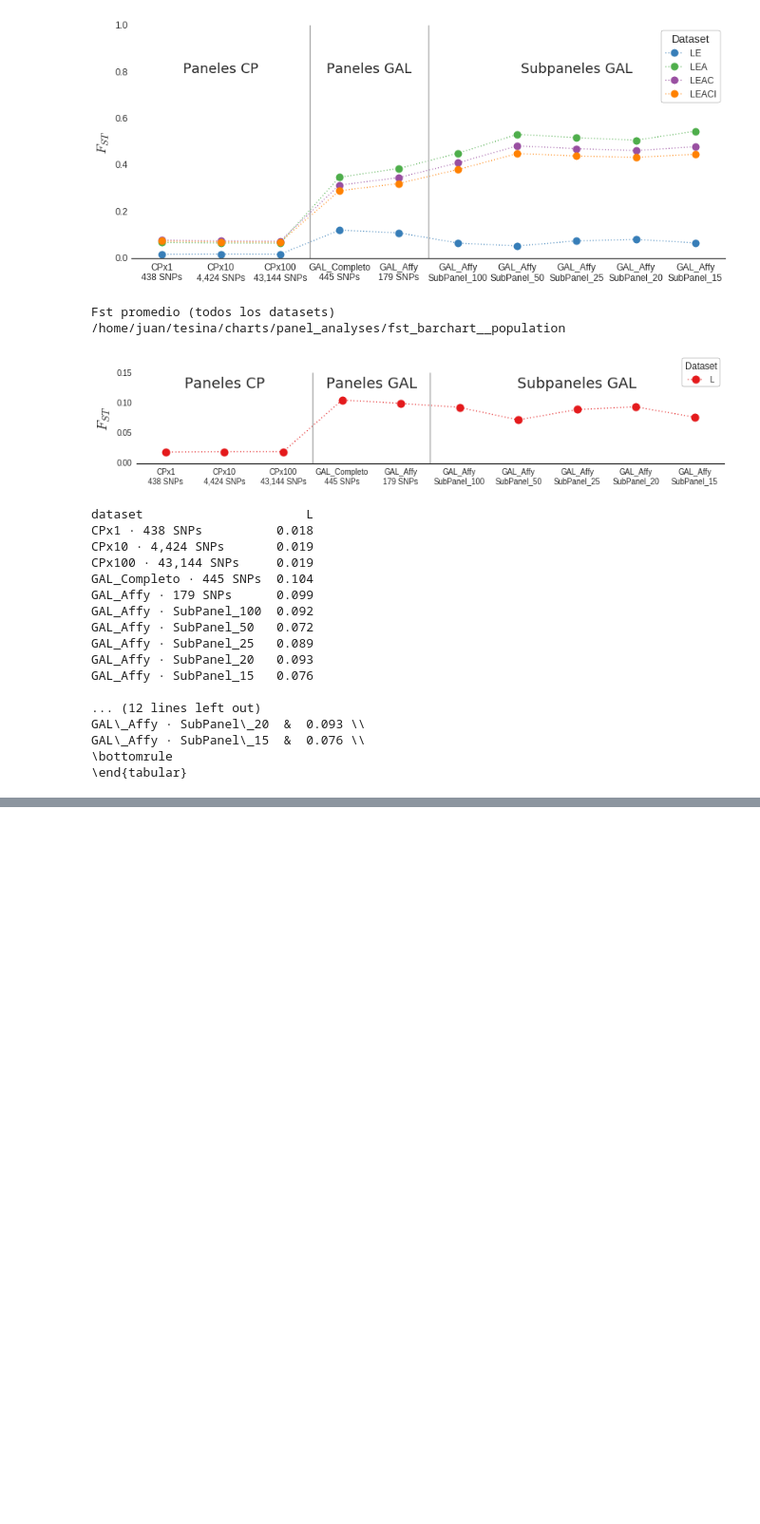
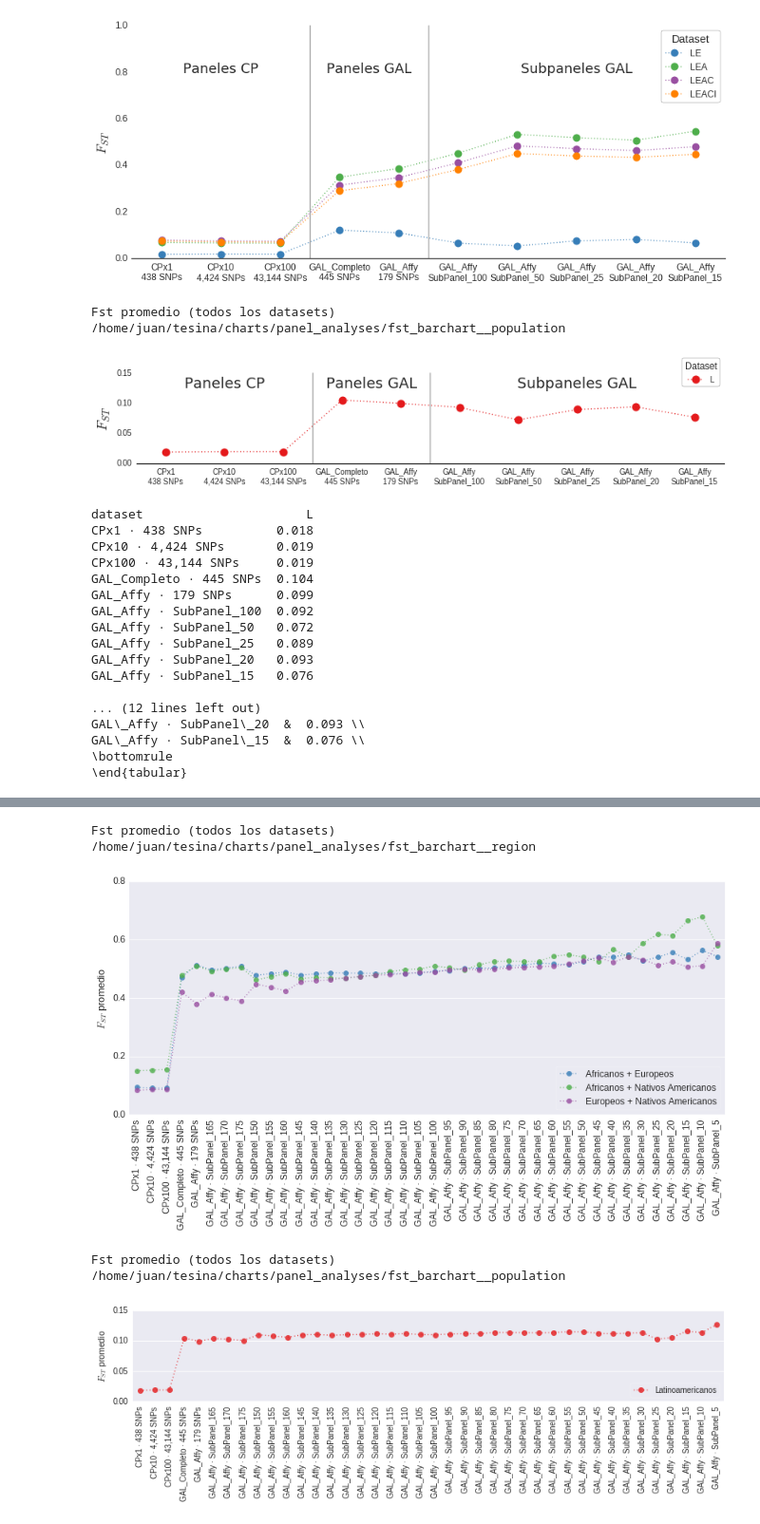
Before and after one commit to jmberros/ancestrator, a Jupyter notebook: tesina__Fst_recalc.ipynb, the cells around one changed output, grey strips where cells are left out. Shown at 95% size. Cells and saved outputs as stored; diff of their text form; code cells hidden in the pictures; blank space fills up the shorter version.

Commit message:
Fst recalculations with new balanced subpanels

```diff
--- a/tesina__Fst_recalc.ipynb
+++ b/tesina__Fst_recalc.ipynb
@@ -163,0 +235,78 @@ GAL\_Affy · SubPanel\_15  &  0.076 \\
+# %%
+import numpy as np
+from os.path import expanduser, join
+
+
+fdir = expanduser("~/tesina/charts/panel_analyses")
+
+sns.set_context("paper", font_scale=1.5)
+sns.set_style("ticks")
+sns.set_style("darkgrid")
+
+panels = mean_fst.columns
+
+for level in ['region', 'population']:
+    df = mean_fst.loc[level].copy()
+
+    if level == 'population':
+        color = sns.color_palette("Set1", 1)[0]
+        sns.set_context("paper", font_scale=1.2)
+        figsize = (13, 2)
+    else:
+        color = sns.color_palette("Set1", len(df.columns))[1:]
+        figsize = (14, 5.5)
+
+    df = df.transpose()
+    df.columns = [SampleGroup('1000Genomes', c).name for c in df.columns]
+    ax = df.plot(figsize=figsize, rot=90, color=color, linestyle="dotted",
+                   marker="o", markersize=7, alpha=0.8) #, width=0.8) # kind="bar",
+    ax.set_ylabel("$F_{ST}$ promedio")
+    ax.legend(fancybox=True, loc="best", bbox_to_anchor=(1.01, .75),
+              title="Datasets")
+
+    # Annotate groups of panels
+#     ax.axvline(2.5, color="darkgray")
+#     ax.axvline(4.5, color="darkgray")
+#     text_yloc = 0.8 if level == 'region' else 0.125
+#     texts = [(1, text_yloc, "Paneles CP"),
+#              (3.5, text_yloc, "Paneles GAL"),
+#              (7, text_yloc, "Subpaneles GAL")]
+#     for params in texts:
+#         ax.text(*params, fontsize=18, horizontalalignment="center",
+#                 family="monospace", fontname="Courier")
+
+    if level == 'region':
+        ax.set_ylim([0, .8])
+        ygrid_points = np.linspace(0, .8, 5)
+        ax.set_yticks(ygrid_points)
+    else:
+        ax.set_ylim([0, 0.15])
+        ygrid_points = np.linspace(0, 0.15, 4)
+        ax.set_yticks(ygrid_points)
+
+    ax.set_xlim([-0.5, len(panels) - 0.5])
+
+    ax.set_xticks(np.arange(len(panels)))
+    ax.set_xticklabels(panels, rotation=90)
+    sns.despine(left=True)
+    ax.xaxis.grid(False)
+
+    handles, labels = ax.get_legend_handles_labels()
+    if level == 'region':
+        ax.legend(handles, labels, frameon=True, fancybox=True, loc='lower right')
+    else:
+        ax.legend(handles, labels, frameon=True, fancybox=True, loc='lower right')
+
+    caption = "Fst promedio (todos los datasets)"
+    filepath = join(fdir, "fst_barchart__{}".format(level))
+    plt.savefig(filepath, bbox_inches="tight")
+    print(caption)
+    print(filepath)
+    plt.show()
+# %% [output]
+Fst promedio (todos los datasets)
+/home/juan/tesina/charts/panel_analyses/fst_barchart__region
+[figure, added]
+Fst promedio (todos los datasets)
+/home/juan/tesina/charts/panel_analyses/fst_barchart__population
+[figure, added]
```
Also changed, not shown: parts of 8 cells of this notebook, 3 other files.
